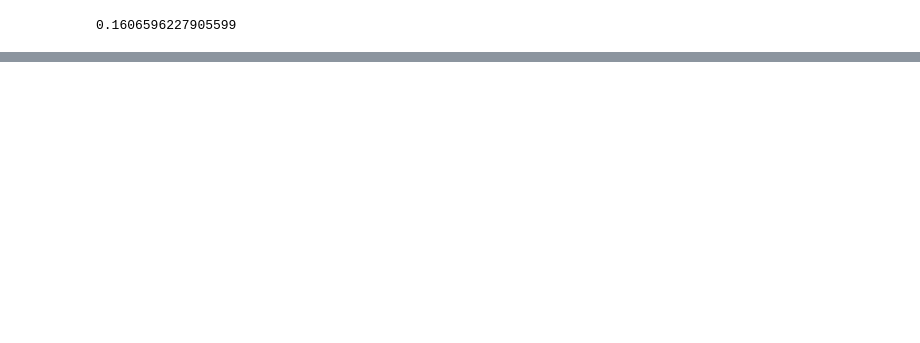
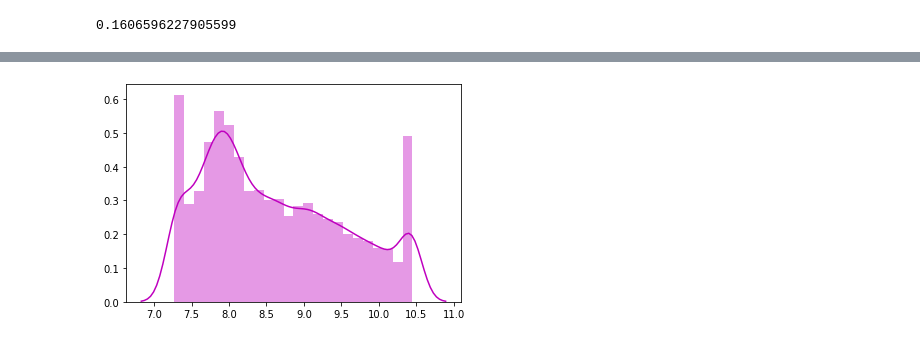
Before and after one commit to mportaro/bigdata-workshop-es, a Jupyter notebook: jupyter/notebook/titanic/Bank Churn.ipynb, the cells around one changed output, grey strips where cells are left out. Cells and saved outputs as stored; diff of their text form; code cells hidden in the pictures; blank space fills up the shorter version.

```diff
--- a/jupyter/notebook/titanic/Bank Churn.ipynb
+++ b/jupyter/notebook/titanic/Bank Churn.ipynb
@@ -131,0 +416,12 @@ ds = _drop_nulos(ds)
+# %%
+ds = ds.withColumn('log_Avg_Open_To_Buy', np_log(ds.Avg_Open_To_Buy))
+ds = ds.drop('Avg_Open_To_Buy')
+# %%
+ds = ds.withColumn('log_Total_Trans_Amt', np_log(ds.Total_Trans_Amt))
+ds = ds.drop('Total_Trans_Amt')
+# %%
+ds = ds.withColumn('log_Total_Ct_Chng_Q4_Q1', np_log(ds.Total_Ct_Chng_Q4_Q1))
+ds = ds.drop('Total_Ct_Chng_Q4_Q1')
+# %%
+ds = ds.withColumn('log_Avg_Utilization_Ratio', np_log(ds.Avg_Utilization_Ratio))
+ds = ds.drop('Avg_Utilization_Ratio')
@@ -131,0 +448,4 @@ ds = _drop_nulos(ds)
+# %%
+g = sns.distplot(ds.select('log_Credit_Limit').toPandas(), color='m')
+# %% [output]
+[figure, added]
```
Also changed, not shown: parts of 97 cells of this notebook, 7 other files.
